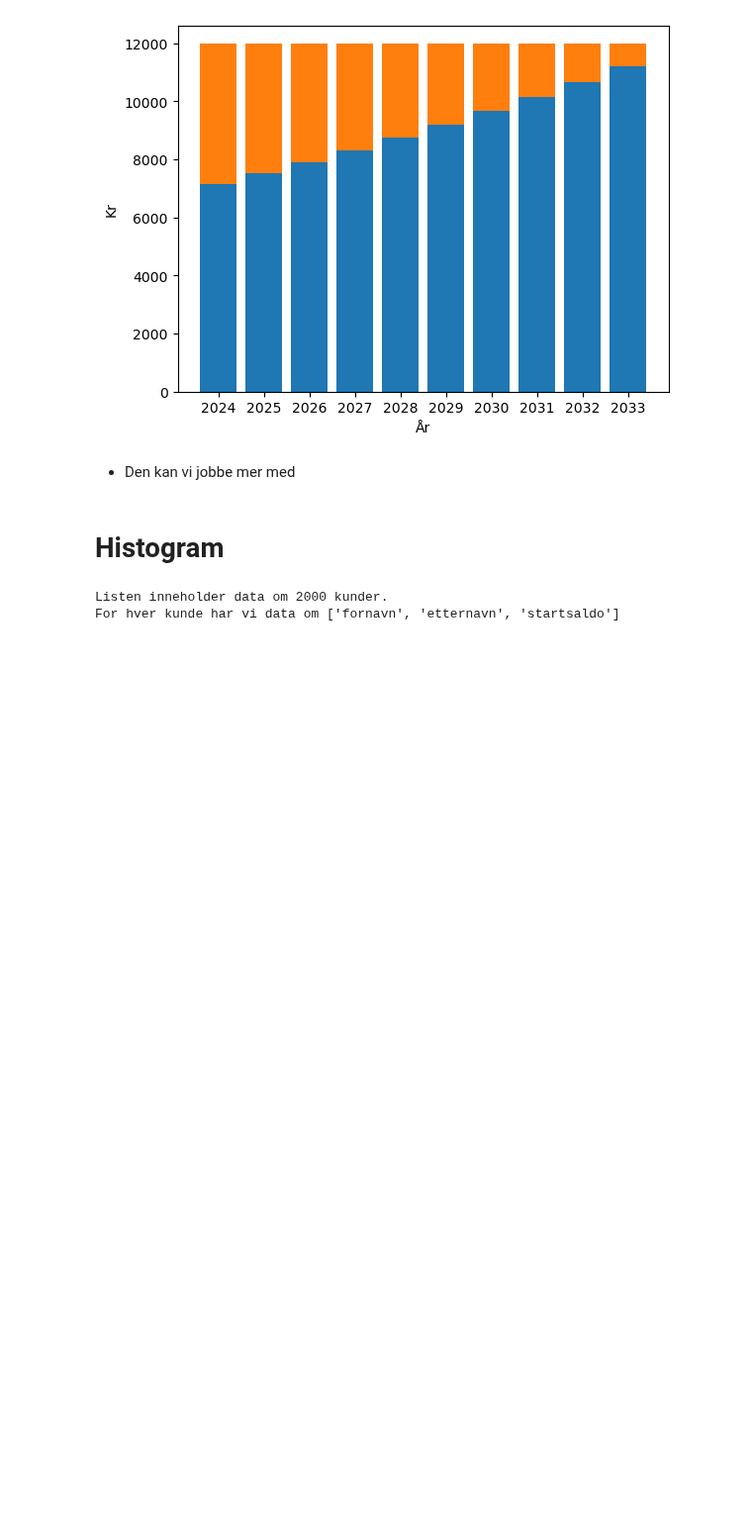
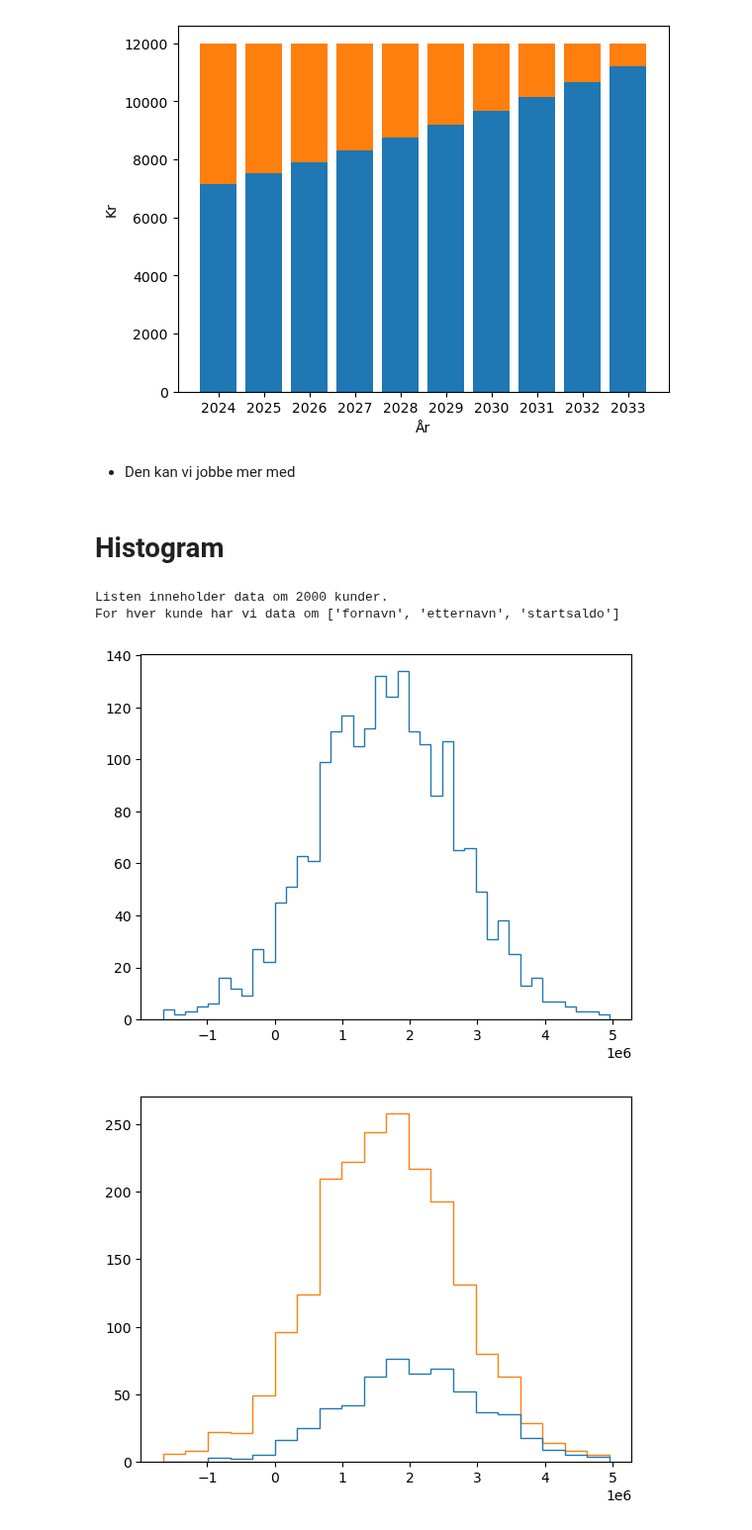
Before and after one commit to jonasjul/IIRA2001H24, a Jupyter notebook: 5-Plotting-Listekomprehensjon/plotting-JH.ipynb, the cells around one changed output. Shown at 99% size. Drawn from its saved outputs; the diff is of its cells as text; code cells hidden in the pictures; blank space fills up the shorter version.

```diff
--- a/5-Plotting-Listekomprehensjon/plotting-JH.ipynb
+++ b/5-Plotting-Listekomprehensjon/plotting-JH.ipynb
@@ -192,6 +192,36 @@ Renter [4837.334296557354, 4470.878725276828, 4085.674591480256, 3680.7626831267
 # %% [markdown]
 # Histogram
 # %%
+import json
+import random
+
+with open("kundedata1.json", 'r') as file:
+    kundedata = json.load(file)
+info = f"""Listen inneholder data om {len(kundedata)} kunder.
+For hver kunde har vi data om {list(kundedata[0].keys())}"""
+print(info)
+
+for kunde in kundedata:
+    del kunde["startsaldo"]
+    kunde["utdanning_tid"] = 9+random.random()*11
+    formue_snitt = 200e3 + 100e3*kunde["utdanning_tid"]
+    kunde["formue"] = random.gauss(mu=formue_snitt, sigma=1e6)
+
+
+formue_liste = [ kunde["formue"] for kunde in kundedata ]
+plt.hist(formue_liste, bins=40, histtype="step")
+plt.show()
+
+formue_rike = [ kunde["formue"] for kunde in kundedata if kunde["utdanning_tid"]>17]
+formue_andre = [ kunde["formue"] for kunde in kundedata if kunde["utdanning_tid"]<=17]
+
+plt.hist([formue_rike, formue_andre], bins=20, histtype="step", stacked=True)
+plt.show()
+
+plt.hist(formue_rike, bins=30, alpha=0.5, density=True)
+plt.hist(formue_andre, bins=30, alpha=0.5, density=True)
 # %% [output]
 Listen inneholder data om 2000 kunder.
 For hver kunde har vi data om ['fornavn', 'etternavn', 'startsaldo']
+[figure, added]
+[figure, added]
```
Also changed, not shown: parts of 1 cell of this notebook.
